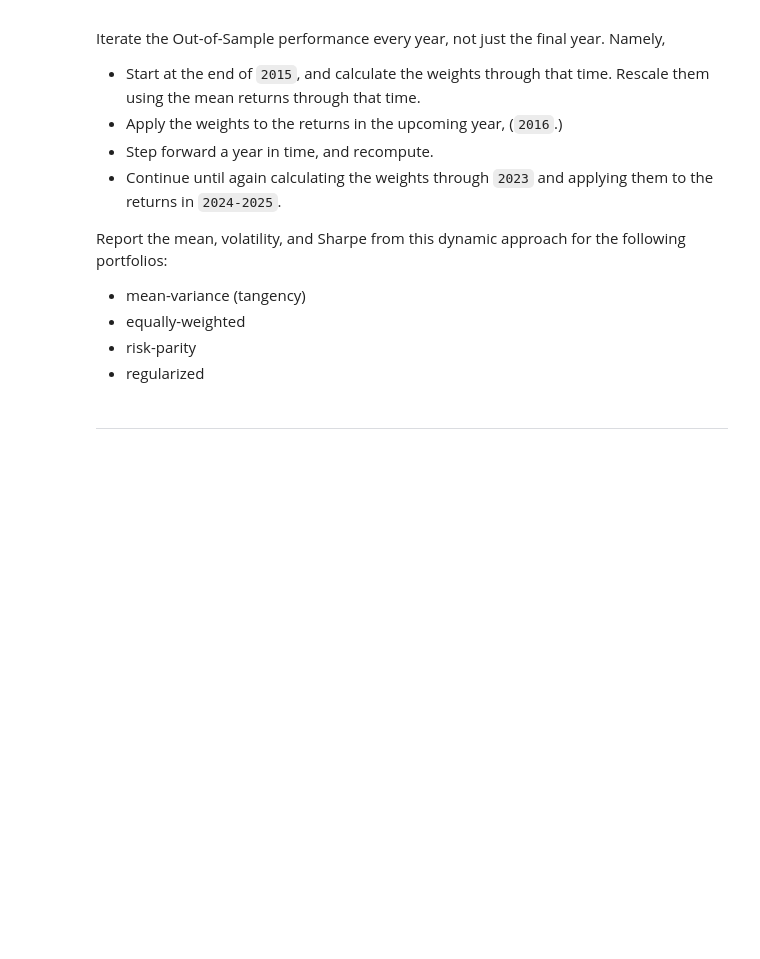
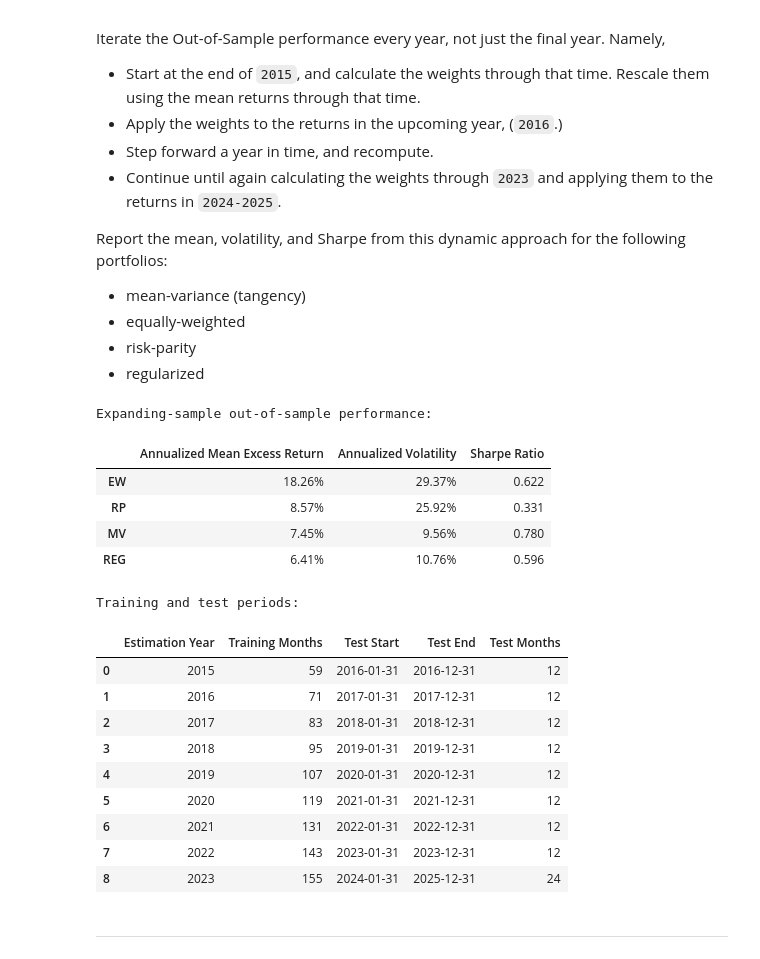
Before and after one commit to ltemry/FINM36700_GroupA, a Jupyter notebook: Harvard's%20Endowment.ipynb, the cells around one changed output. Cells and saved outputs as stored; diff of their text form; code cells hidden in the pictures; blank space fills up the shorter version.

```diff
--- a/Harvard's%20Endowment.ipynb
+++ b/Harvard's%20Endowment.ipynb
@@ -238,6 +628,81 @@ Report the mean, volatility, and Sharpe from this dynamic approach for the follo
 * equally-weighted
 * risk-parity
 * regularized
+# %%
+oos_parts = []
+weights_by_year = {}
+period_records = []
+
+for estimation_year in range(2015, 2024):
+    train_end = f'{estimation_year}-12-31'
+    test_start = f'{estimation_year + 1}-01-01'
+
+    # The assignment's final test block includes two years.
+    if estimation_year == 2023:
+        test_end = '2025-12-31'
+    else:
+        test_end = f'{estimation_year + 1}-12-31'
+
+    # Expanding training sample.
+    train_year = Rets.loc[:train_end]
+    test_year = Rets.loc[test_start:test_end]
+
+    if len(train_year) < 2 or test_year.empty:
+        raise ValueError(
+            f"Insufficient data for the allocation "
+            f"estimated through {estimation_year}."
+        )
+
+    # Estimate and scale using only information available
+    # at this training endpoint.
+    weights = get_weights(train_year)
+
+    weights_by_year[estimation_year] = weights
+
+    # Apply weights to the subsequent test period.
+    period_returns = test_year @ weights
+    oos_parts.append(period_returns)
+
+    period_records.append({
+        'Estimation Year': estimation_year,
+        'Training Months': len(train_year),
+        'Test Start': test_year.index.min(),
+        'Test End': test_year.index.max(),
+        'Test Months': len(test_year)
+    })
+
+# Join the non-overlapping test periods into one return series.
+rolling_oos_returns = pd.concat(oos_parts).sort_index()
+
+if rolling_oos_returns.index.has_duplicates:
+    raise ValueError("The out-of-sample periods overlap.")
+
+# Calculate performance over the complete OOS return history.
+rolling_results = performance(rolling_oos_returns)
+
+print("Expanding-sample out-of-sample performance:")
+show_performance(rolling_results)
+
+print("Training and test periods:")
+display(pd.DataFrame(period_records))
+# %% [output]
+Expanding-sample out-of-sample performance:
+|  | Annualized Mean Excess Return | Annualized Volatility | Sharpe Ratio |
+| EW | 18.26% | 29.37% | 0.622 |
+| RP | 8.57% | 25.92% | 0.331 |
+| MV | 7.45% | 9.56% | 0.780 |
+| REG | 6.41% | 10.76% | 0.596 |
+Training and test periods:
+|  | Estimation Year | Training Months | Test Start | Test End | Test Months |
+| 0 | 2015 | 59 | 2016-01-31 | 2016-12-31 | 12 |
+| 1 | 2016 | 71 | 2017-01-31 | 2017-12-31 | 12 |
+| 2 | 2017 | 83 | 2018-01-31 | 2018-12-31 | 12 |
+| 3 | 2018 | 95 | 2019-01-31 | 2019-12-31 | 12 |
+| 4 | 2019 | 107 | 2020-01-31 | 2020-12-31 | 12 |
+| 5 | 2020 | 119 | 2021-01-31 | 2021-12-31 | 12 |
+| 6 | 2021 | 131 | 2022-01-31 | 2022-12-31 | 12 |
+| 7 | 2022 | 143 | 2023-01-31 | 2023-12-31 | 12 |
+| 8 | 2023 | 155 | 2024-01-31 | 2025-12-31 | 24 |
 # %% [markdown]
 ***
 # %% [markdown]
```
Also changed, not shown: parts of 20 cells of this notebook, 1 other file.
